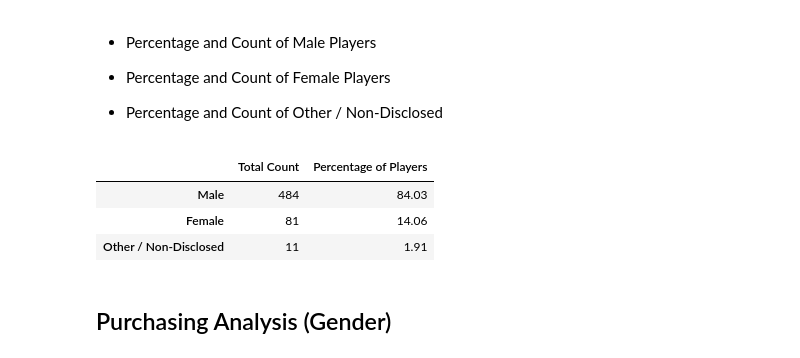
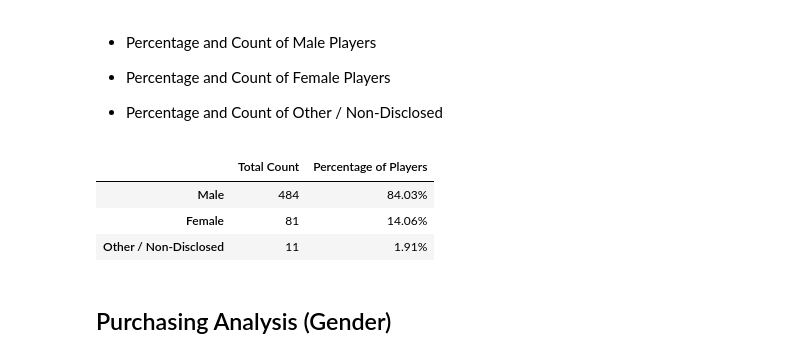
Before and after one commit to KamarRashid/Pandas-Challenge, a Jupyter notebook: HeroesOfPymoli/HeroesOfPymoli.ipynb, the cells around one changed output. Cells and saved outputs as stored; diff of their text form; code cells hidden in the pictures.

```diff
--- a/HeroesOfPymoli/HeroesOfPymoli.ipynb
+++ b/HeroesOfPymoli/HeroesOfPymoli.ipynb
@@ -83,28 +96,28 @@ purchasing_analysis_df.style.format({"Average Purchase Price":"${:.2f}",
 
 * Percentage and Count of Other / Non-Disclosed
 # %%
-# Group data by gender
-gender_data_df = purchase_data_df.groupby("Gender")
+# Grouping data by gender
+gender_data_df = purchase_data_df.groupby('Gender')
 
-# Count the total # of screen names for each gender
-count_player_geneder = gender_data_df["SN"].nunique()
+# Counting the total # of screen names for each gender
+count_player_gender = gender_data_df['SN'].nunique()
 
-# Calculate the % total of screen names for each gender
-percent_player_gender = count_player_geneder / total_players * 100
+# Calculating the % total of screen names for each gender
+percent_player_gender = count_player_gender / total_players * 100
 
-# Create a df of gender demographics
-gender_demographics_df = pd.DataFrame({"Total Count":count_player_geneder,
-                                      "Percentage of Players":percent_player_gender})
-# Remove index name from df
+# Creating a df of gender demographics
+gender_demographics_df = pd.DataFrame({'Total Count':count_player_gender,
+                                      'Percentage of Players':percent_player_gender})
+# Removing index name from df
 gender_demographics_df.index.name = None
 
 # Sort, format and display df from largest to smallest gender count
-gender_demographics_df.sort_values("Total Count", ascending = False).style.format({"Percentage of Players":"{:.2f}"})
+gender_demographics_df.sort_values('Total Count', ascending = False).style.format({'Percentage of Players':'{:.2f}%'})
 # %% [output]
 |  | Total Count | Percentage of Players |
-| Male | 484 | 84.03 |
-| Female | 81 | 14.06 |
-| Other / Non-Disclosed | 11 | 1.91 |
+| Male | 484 | 84.03% |
+| Female | 81 | 14.06% |
+| Other / Non-Disclosed | 11 | 1.91% |
 # %% [markdown]
 ## Purchasing Analysis (Gender)
 # %% [markdown]
```
Also changed, not shown: parts of 17 cells of this notebook, 1 other file.
